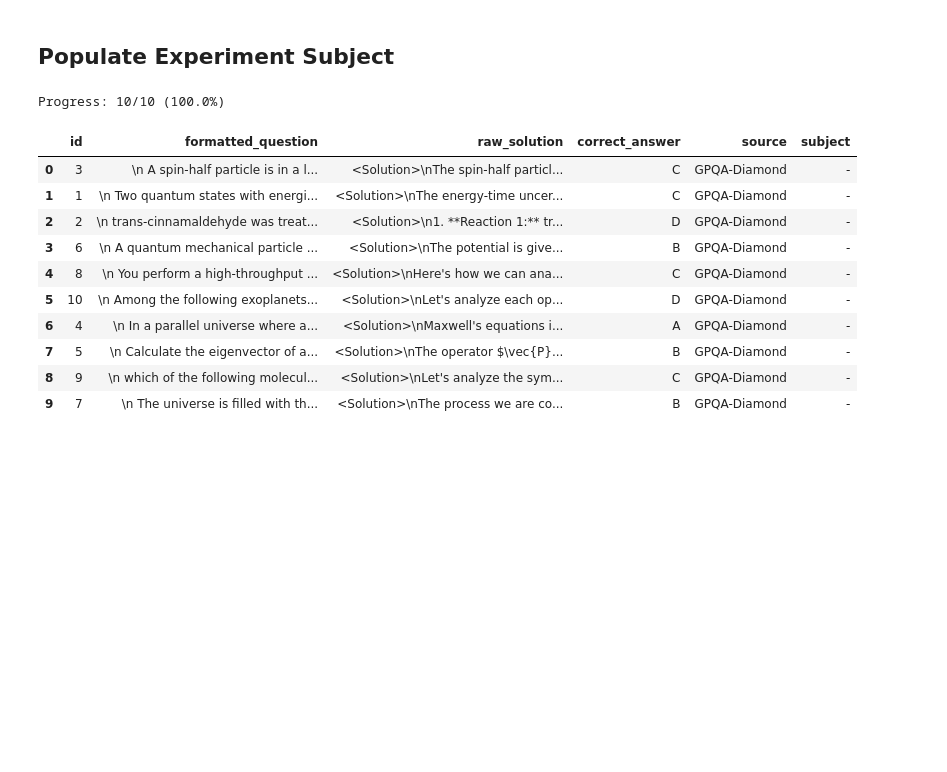
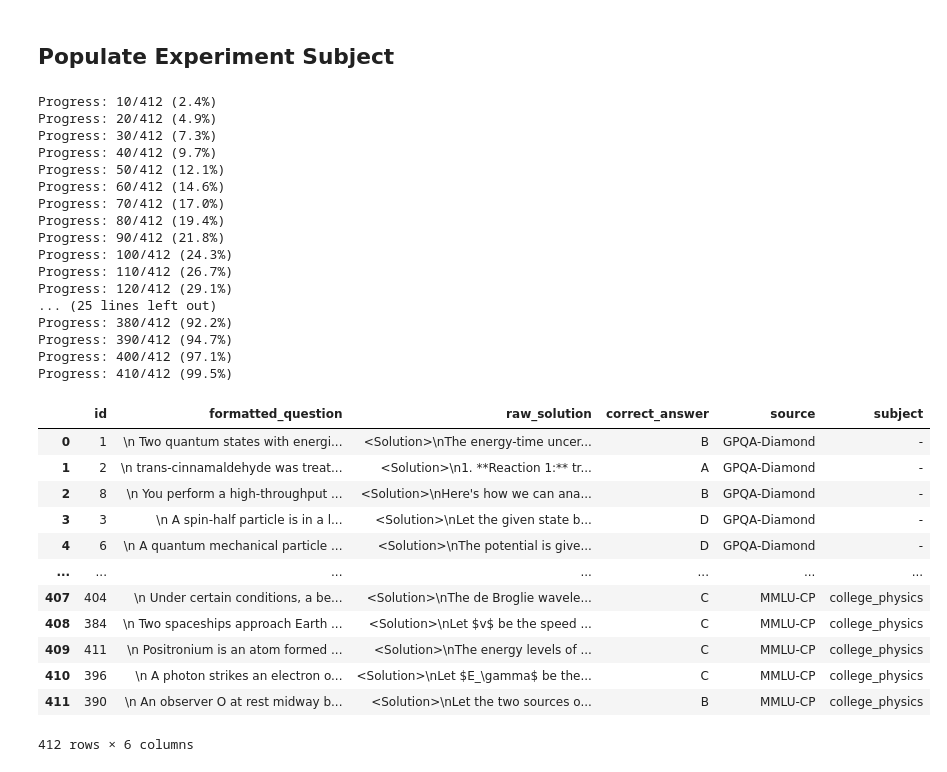
Before and after one commit to eugeniusms/textgrad-TextualVerifier, a Jupyter notebook: evaluation/solution_optimization/01-Generate-Initial-Solution.ipynb, the cells around one changed output. Saved outputs shown, nothing was run; the diff lists cells and outputs as text; code cells hidden in the pictures; blank space fills up the shorter version.

Commit message:
feat: initial_solution generated

```diff
--- a/evaluation/solution_optimization/01-Generate-Initial-Solution.ipynb
+++ b/evaluation/solution_optimization/01-Generate-Initial-Solution.ipynb
@@ -242,38 +237,56 @@ def process_single_row(row_data):
 # %%
 # Multithreaded processing
 all_rows = []
 
-with ThreadPoolExecutor(max_workers=16) as executor:
+with ThreadPoolExecutor(max_workers=32) as executor:
     # Submit all tasks
     futures = [
         executor.submit(process_single_row, row.to_dict())
-        for _, row in general_datasets[:10].iterrows()
+        for _, row in general_datasets.iterrows()
     ]
 
     # Collect results
     completed = 0
     for future in as_completed(futures):
         result = future.result()
         if result is not None:
             all_rows.append(result)
 
         completed += 1
         if completed % 10 == 0:
             print(f"Progress: {completed}/{len(futures)} ({completed/len(futures)*100:.1f}%)")
 
 initial_solution = pd.DataFrame(all_rows)
 initial_solution
 # %% [output]
-Progress: 10/10 (100.0%)
+Progress: 10/412 (2.4%)
+Progress: 20/412 (4.9%)
+Progress: 30/412 (7.3%)
+Progress: 40/412 (9.7%)
+Progress: 50/412 (12.1%)
+Progress: 60/412 (14.6%)
+Progress: 70/412 (17.0%)
+Progress: 80/412 (19.4%)
+Progress: 90/412 (21.8%)
+Progress: 100/412 (24.3%)
+Progress: 110/412 (26.7%)
+Progress: 120/412 (29.1%)
+... (25 lines left out)
+Progress: 380/412 (92.2%)
+Progress: 390/412 (94.7%)
+Progress: 400/412 (97.1%)
+Progress: 410/412 (99.5%)
 |  | id | formatted_question | raw_solution | correct_answer | source | subject |
-| 0 | 3 | \n A spin-half particle is in a l... | <Solution>\nThe spin-half particl... | C | GPQA-Diamond | - |
-| 1 | 1 | \n Two quantum states with energi... | <Solution>\nThe energy-time uncer... | C | GPQA-Diamond | - |
-| 2 | 2 | \n trans-cinnamaldehyde was treat... | <Solution>\n1. **Reaction 1:** tr... | D | GPQA-Diamond | - |
-| 3 | 6 | \n A quantum mechanical particle ... | <Solution>\nThe potential is give... | B | GPQA-Diamond | - |
-| 4 | 8 | \n You perform a high-throughput ... | <Solution>\nHere's how we can ana... | C | GPQA-Diamond | - |
-| 5 | 10 | \n Among the following exoplanets... | <Solution>\nLet's analyze each op... | D | GPQA-Diamond | - |
-| 6 | 4 | \n In a parallel universe where a... | <Solution>\nMaxwell's equations i... | A | GPQA-Diamond | - |
-| 7 | 5 | \n Calculate the eigenvector of a... | <Solution>\nThe operator $\vec{P}... | B | GPQA-Diamond | - |
-| 8 | 9 | \n which of the following molecul... | <Solution>\nLet's analyze the sym... | C | GPQA-Diamond | - |
-| 9 | 7 | \n The universe is filled with th... | <Solution>\nThe process we are co... | B | GPQA-Diamond | - |
+| 0 | 1 | \n Two quantum states with energi... | <Solution>\nThe energy-time uncer... | B | GPQA-Diamond | - |
+| 1 | 2 | \n trans-cinnamaldehyde was treat... | <Solution>\n1. **Reaction 1:** tr... | A | GPQA-Diamond | - |
+| 2 | 8 | \n You perform a high-throughput ... | <Solution>\nHere's how we can ana... | B | GPQA-Diamond | - |
+| 3 | 3 | \n A spin-half particle is in a l... | <Solution>\nLet the given state b... | D | GPQA-Diamond | - |
+| 4 | 6 | \n A quantum mechanical particle ... | <Solution>\nThe potential is give... | D | GPQA-Diamond | - |
+| ... | ... | ... | ... | ... | ... | ... |
+| 407 | 404 | \n Under certain conditions, a be... | <Solution>\nThe de Broglie wavele... | C | MMLU-CP | college_physics |
+| 408 | 384 | \n Two spaceships approach Earth ... | <Solution>\nLet $v$ be the speed ... | C | MMLU-CP | college_physics |
+| 409 | 411 | \n Positronium is an atom formed ... | <Solution>\nThe energy levels of ... | C | MMLU-CP | college_physics |
+| 410 | 396 | \n A photon strikes an electron o... | <Solution>\nLet $E_\gamma$ be the... | C | MMLU-CP | college_physics |
+| 411 | 390 | \n An observer O at rest midway b... | <Solution>\nLet the two sources o... | B | MMLU-CP | college_physics |
+412 rows × 6 columns
 # %%
```
Also changed, not shown: parts of 3 cells of this notebook, 2 other files.
